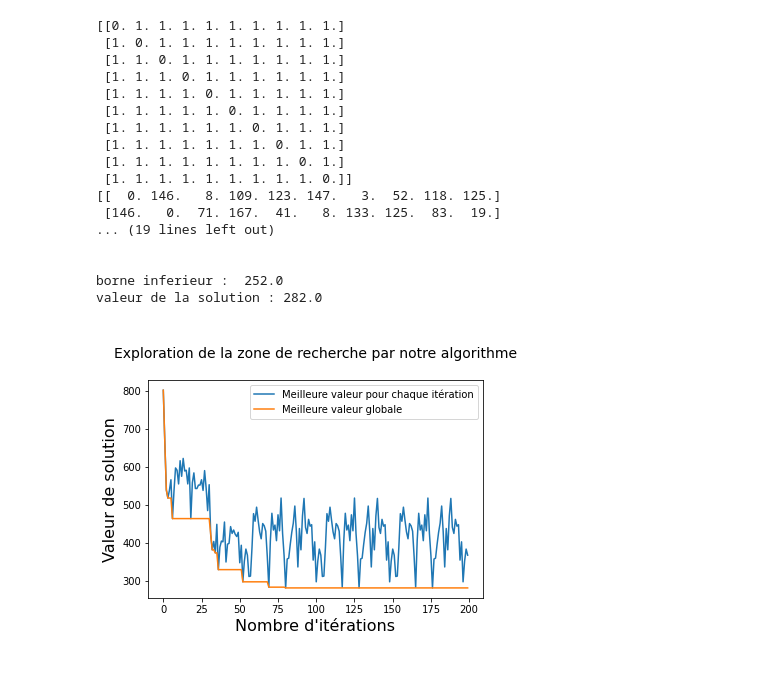
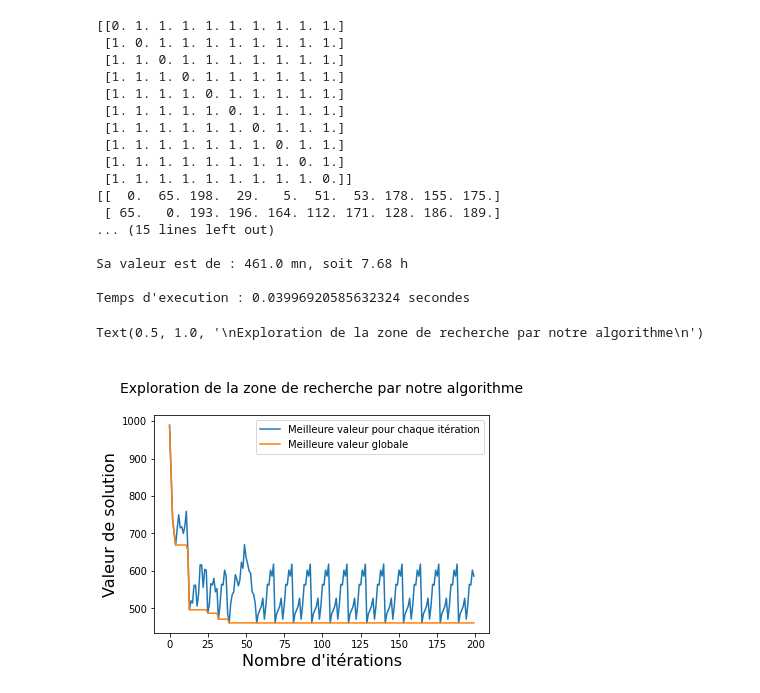
Before and after one commit to DraKkarW2/Projet_Algo-Dur, a Jupyter notebook: Programme.ipynb, the cells around one changed output. Cells and saved outputs as stored; diff of their text form; code cells hidden in the pictures.

```diff
--- a/Programme.ipynb
+++ b/Programme.ipynb
@@ -7,10 +7,12 @@ import timeit
 import random
 from copy import deepcopy
 from functools import lru_cache
+from ipywidgets import IntProgress
+from IPython.display import display
+from collections import deque
 
 
 
-random.seed(10)
 nb_villes = 10 #Nombre de villes à générer
 minVehicule = 2
 maxVehicule = 5
@@ -200,66 +202,37 @@ execTime = (time.time() - startTime)
 
 print("La valeur du chemin initial est :",str(weightSol(initialPath,graphe)))
 print("\n---------------------------------------------")
 #print("\nLe meilleur chemin trouvé est : " + str(resNearestNeighbor(sol)))
 print("\nSa valeur est de : " + str(weightSol(sol,graphe)) + " mn, soit " + str("{:.2f}".format(weightSol(sol,graphe)/60)) + " h")
 print("\nTemps d'execution : " + str(execTime) + " secondes\n\n")
 
 # Affichage des résultats sur le graphique
 plt.xlabel("Nombre d'itérations", fontsize=16)
 plt.ylabel("Valeur de solution", fontsize=16)
 
 res = plt.plot(range(iterMaximum), paths,label='Meilleure valeur pour chaque itération')
 res = plt.plot(range(iterMaximum), bestPaths,label='Meilleure valeur globale')
 
 plt.legend()
 font2 = {'size':14}
 plt.title("\nExploration de la zone de recherche par notre algorithme\n", loc = 'center',fontdict = font2)
-
-def borne_inferieur():
-    # variables
-    x = [[[pulp.LpVariable("x%s_%s,%s"%(i,j,k), cat="Binary") if i != j else None for k in range(nbvehicule-1)] for j in range(nb_villes)] for i in range(nb_villes)]
-    # probleme
-    prob = LpProblem("vrp", LpMinimize)
-
-    # fonction objective
-    cost = lpSum(graphe[i][j] * x[i][j][k] if i != j else 0 for k in range(nbvehicule-1) for j in range(nb_villes) for i in range (nb_villes))
-    prob += cost
-
-    # contrainte
-    for j in range(nb_villes):
-        prob +=lpSum(x[i][j][k] if i != j else 0 for i in range(0,nb_villes) for k in range(nbvehicule-1)) == 1
-
-    for k in range(nbvehicule-1):
-        prob+= lpSum(x[0][j][k] for j in range(nb_villes)) == 1
-        prob+= lpSum(x[i][0][k] for i in range(nb_villes)) == 1
-
-    for k in range(nbvehicule-1):
-        for j in range(nb_villes):
-            prob+= lpSum(x[i][j][k] if i != j else 0
-                                  for i in range(nb_villes)) -  lpSum(x[j][i][k] for i in range(nb_villes)) == 0
-    prob.solve()
-    return value(prob.objective) if (LpStatus[prob.status] == "Optimal") else None
-
-borne = borne_inferieur ()
-if borne is not None:
-    print("borne inferieur : ", borne)
-print("valeur de la solution :", str(weightSol(sol,graphe)))
 # %% [output]
 [[0. 1. 1. 1. 1. 1. 1. 1. 1. 1.]
  [1. 0. 1. 1. 1. 1. 1. 1. 1. 1.]
  [1. 1. 0. 1. 1. 1. 1. 1. 1. 1.]
  [1. 1. 1. 0. 1. 1. 1. 1. 1. 1.]
  [1. 1. 1. 1. 0. 1. 1. 1. 1. 1.]
  [1. 1. 1. 1. 1. 0. 1. 1. 1. 1.]
  [1. 1. 1. 1. 1. 1. 0. 1. 1. 1.]
  [1. 1. 1. 1. 1. 1. 1. 0. 1. 1.]
  [1. 1. 1. 1. 1. 1. 1. 1. 0. 1.]
  [1. 1. 1. 1. 1. 1. 1. 1. 1. 0.]]
-[[  0. 146.   8. 109. 123. 147.   3.  52. 118. 125.]
- [146.   0.  71. 167.  41.   8. 133. 125.  83.  19.]
-... (19 lines left out)
+[[  0.  65. 198.  29.   5.  51.  53. 178. 155. 175.]
+ [ 65.   0. 193. 196. 164. 112. 171. 128. 186. 189.]
+... (15 lines left out)
 
+Sa valeur est de : 461.0 mn, soit 7.68 h
 
-borne inferieur :  252.0
-valeur de la solution : 282.0
+Temps d'execution : 0.03996920585632324 secondes
+Text(0.5, 1.0, '\nExploration de la zone de recherche par notre algorithme\n')
-[figure, old version]
+[figure, new version]
```
Also changed, not shown: parts of 5 cells of this notebook.
